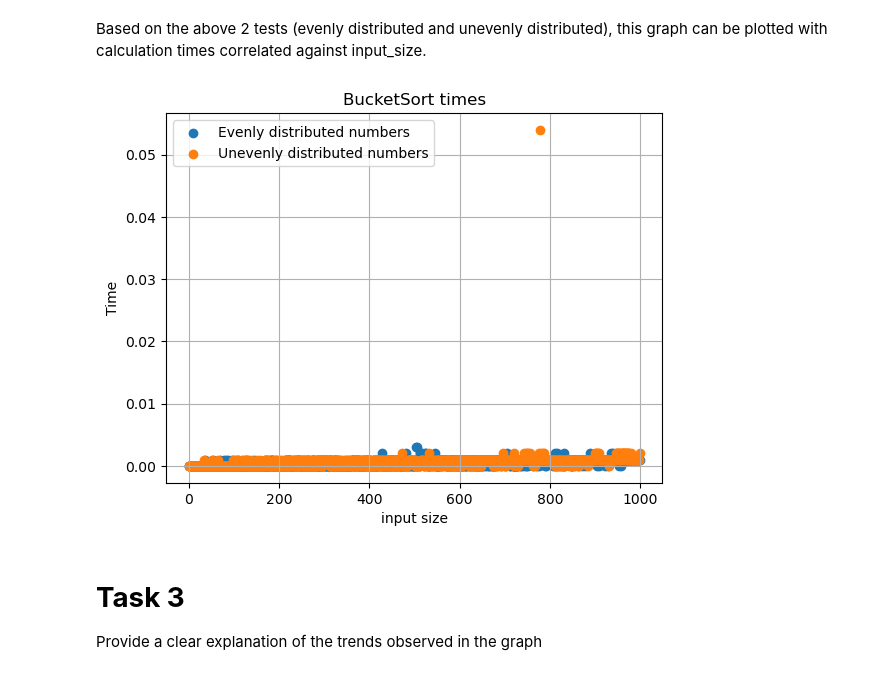
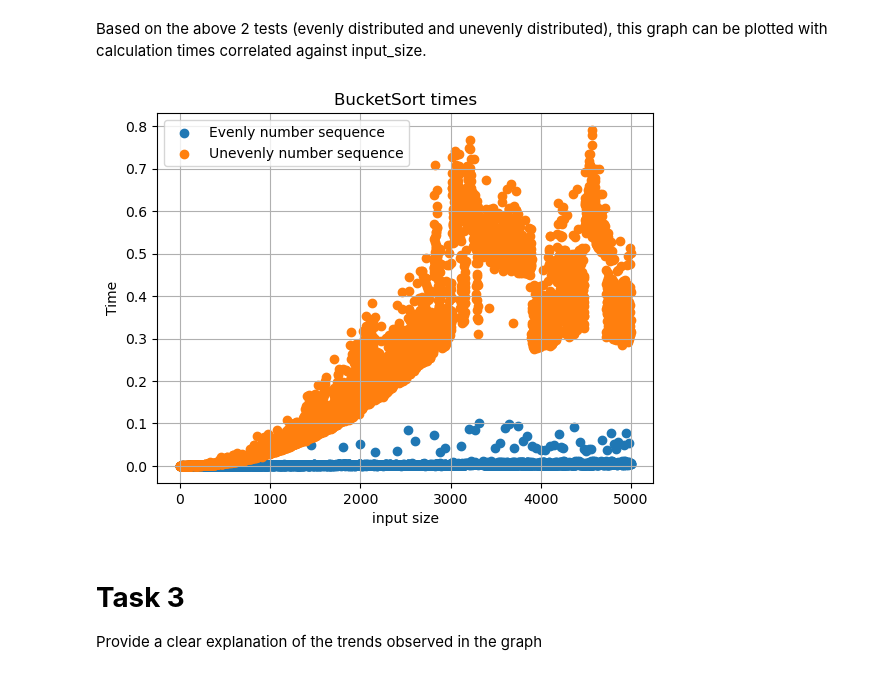
Before and after one commit to Dogmeat2000/ADS1-Python, a Jupyter notebook: ADS1 Main Jypyter Notebook/Assignment 1.ipynb, the cells around one changed output. Drawn from its saved outputs; the diff is of its cells as text; code cells hidden in the pictures.

```diff
--- a/ADS1 Main Jypyter Notebook/Assignment 1.ipynb
+++ b/ADS1 Main Jypyter Notebook/Assignment 1.ipynb
@@ -131,29 +131,36 @@ from numpy.random import random
 def generate_random_sequence(max_value, input_size):
     valid_numbers = [0] * input_size
 
-    # Generate a sequence of valid numbers to choose from:
+    # Generate a sequence of valid numbers to choose from. if input_size is less than max_value, then just fill with evenly distributed values. Otherwise, fill with unevenly distributed values.
     if max_value <= input_size:
         for i in range(0, max_value):
             valid_numbers[i] = i
     else:
+        min_1_very_uneven_value_set = False
         for i in range(0, input_size):
-            valid_numbers[i] = floor(max_value*random())
+            # Ensure that at least 1 generated number, and about 10% in the sequence is outside the evenly-distributed number sequence.
+            if 100*random() >= 90 or (i > input_size * 0.75 and not min_1_very_uneven_value_set):
+                valid_numbers[i] = input_size + floor(max_value*random())
+                min_1_very_uneven_value_set = True
+            else:
+                # for 90% of the values, just fill with numbers that are below input_size (so these are evenly distributed).
+                valid_numbers[i] = i
 
     # Fill an array with 'input_size' amount of numbers taken from the valid_numbers array.
     number_array = []
     while len(number_array) < input_size:                   # Run until input_size amount of numbers have been selected.
         random_index = floor(len(valid_numbers)*random())
-        number_array.append(valid_numbers[random_index])     # Take a number from a randomly chosen location, and remove it from the array.
-        valid_numbers.remove(valid_numbers[random_index])    # Remove the chosen number from the valid_numbers array, reducing the array size.
+        number_array.append(valid_numbers[random_index])    # Take a number from a randomly chosen location, and remove it from the array.
+        valid_numbers.remove(valid_numbers[random_index])   # Remove the chosen number from the valid_numbers array, reducing the array size.
 
     return number_array
 
-#print ("Generated sequence is:\n", generate_random_sequence(100, 100))
+#print ("Generated sequence is:\n", generate_random_sequence(100, 100)) # DEBUG
 # %%
 from time import time
 
 # Shared settings:
-max_input_size = 1000
+max_input_size = 5000
 
 # Test 1,
 # Fill a hashmap with time measured when BucketSorting a sequence of numbers between input_size = 1 to input_size = max_input_size.
@@ -176,6 +183,7 @@ un_evenly_distributed_hashmap = dict()                         # hashmap contain
 
 for i in range(max_input_size):
     numbers = generate_random_sequence(10000000,i)              # Generate sequence of numbers for this input_size, with upper bound of possible values being 10.000.000.
+    # print ("Sequence generated is\n: ", numbers)              # DEBUG
     start_time = time()                                         # Begin measuring time
     sortedNumbers = bucket_sort(numbers, i)                     # BucketSort the numbers
     end_time = time()                                           # Stop measuring time
@@ -186,27 +194,27 @@ Based on the above 2 tests (evenly distributed and unevenly distributed), this g
 # %%
 import matplotlib.pyplot as plt
 
 # Display times on a graph
 
 # Define the x and y-axis:
 x1_axis = evenly_distributed_hashmap.keys()
 y1_axis = evenly_distributed_hashmap.values()
 
 x2_axis = un_evenly_distributed_hashmap.keys()
 y2_axis = un_evenly_distributed_hashmap.values()
 
 # Set up
-plt.scatter(x1_axis, y1_axis, label = "Evenly distributed numbers")
-plt.scatter(x2_axis, y2_axis, label = "Unevenly distributed numbers")
+plt.scatter(x1_axis, y1_axis, label = "Evenly number sequence")
+plt.scatter(x2_axis, y2_axis, label = "Unevenly number sequence")
 plt.title("BucketSort times")
 plt.xlabel("input size")
 plt.ylabel("Time")
 
 plt.legend()
 plt.grid(True)
 plt.show()
 # %% [output]
-[figure, old version]
+[figure, new version]
 # %% [markdown]
 # __Task 3__
 Provide a clear explanation of the trends observed in the graph
```
